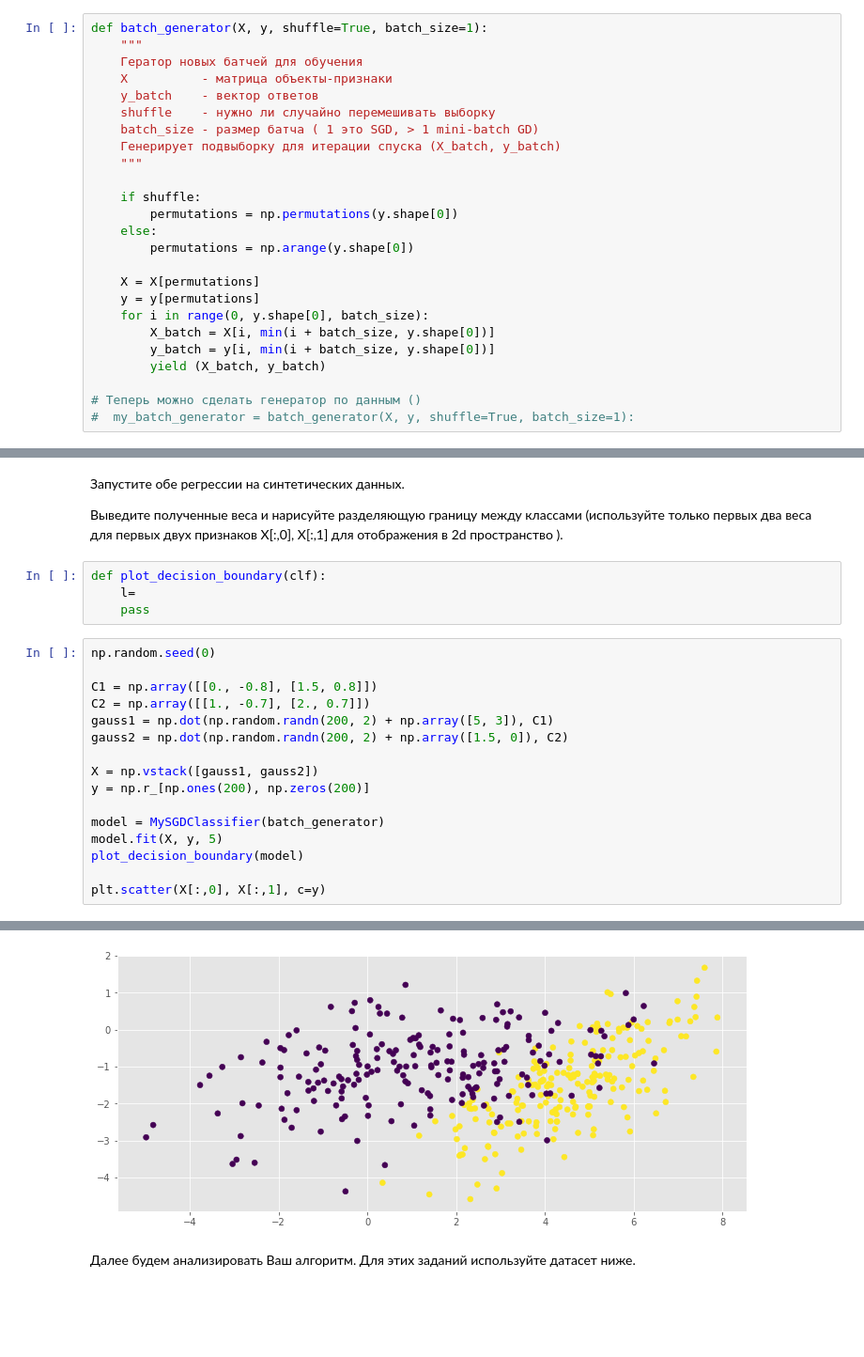
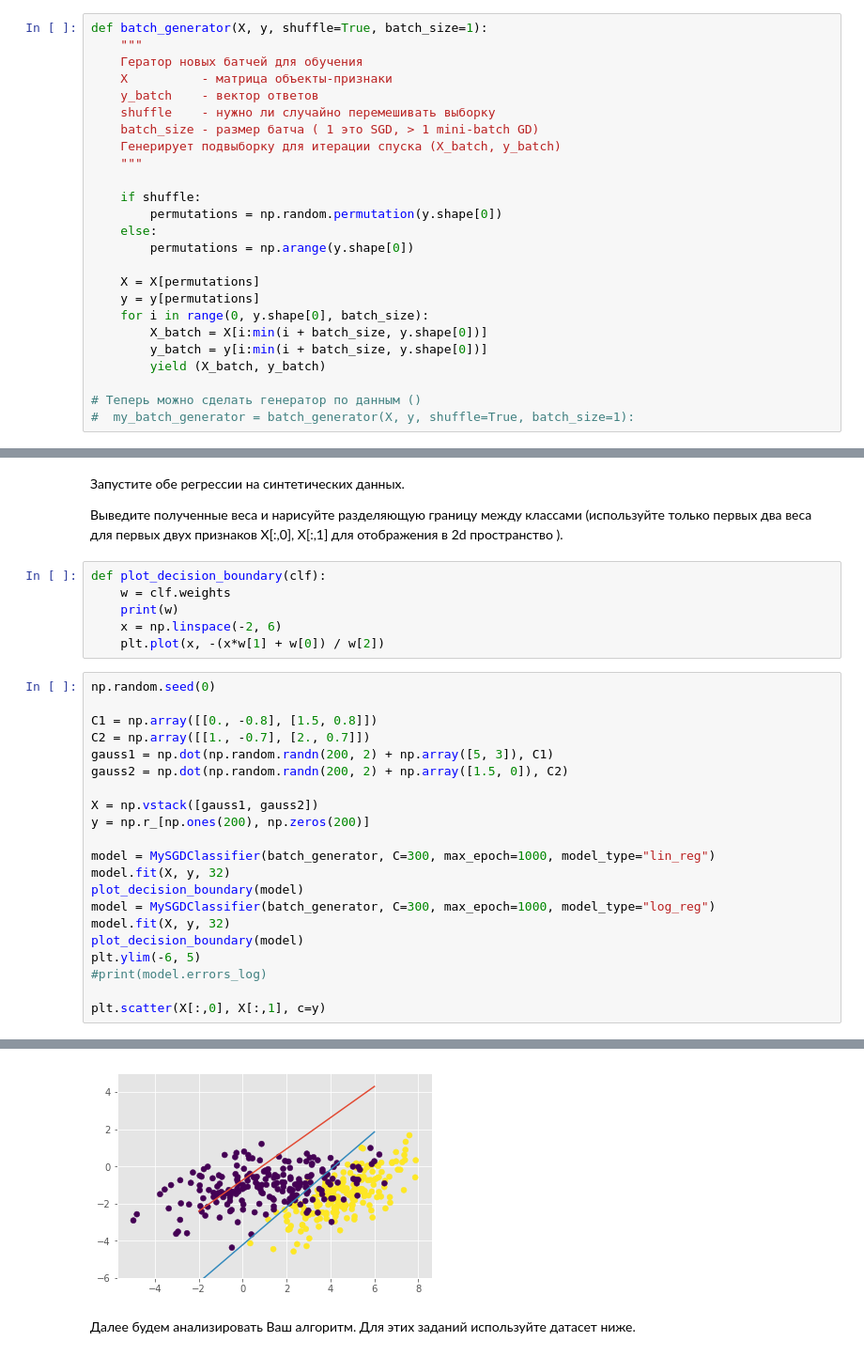
Before and after one commit to Sackdima/sphere_models, a Jupyter notebook: linear/malyugin_hw2.ipynb, the cells around one changed output, grey strips where cells are left out. Shown at 94% size. Saved outputs shown, nothing was run; the diff lists cells and outputs as text; blank space fills up the shorter version.

```diff
--- a/linear/malyugin_hw2.ipynb
+++ b/linear/malyugin_hw2.ipynb
@@ -228,15 +233,15 @@ def batch_generator(X, y, shuffle=True, batch_size=1):
     """
 
     if shuffle:
-        permutations = np.permutations(y.shape[0])
+        permutations = np.random.permutation(y.shape[0])
     else:
         permutations = np.arange(y.shape[0])
 
     X = X[permutations]
     y = y[permutations]
     for i in range(0, y.shape[0], batch_size):
-        X_batch = X[i, min(i + batch_size, y.shape[0])]
-        y_batch = y[i, min(i + batch_size, y.shape[0])]
+        X_batch = X[i:min(i + batch_size, y.shape[0])]
+        y_batch = y[i:min(i + batch_size, y.shape[0])]
         yield (X_batch, y_batch)
 
 # Теперь можно сделать генератор по данным ()
@@ -352,10 +362,12 @@ class MySGDClassifier(BaseEstimator, ClassifierMixin):
 
 
 Выведите полученные веса и нарисуйте разделяющую границу между классами (используйте только первых два веса для первых двух признаков X[:,0], X[:,1] для отображения в 2d пространство ).
-# %%
-def plot_decision_boundary(clf):
-    l=
-    pass
+# %%
+def plot_decision_boundary(clf):
+    w = clf.weights
+    print(w)
+    x = np.linspace(-2, 6)
+    plt.plot(x, -(x*w[1] + w[0]) / w[2])
 # %%
 np.random.seed(0)
 
@@ -367,9 +379,14 @@ gauss2 = np.dot(np.random.randn(200, 2) + np.array([1.5, 0]), C2)
 X = np.vstack([gauss1, gauss2])
 y = np.r_[np.ones(200), np.zeros(200)]
 
-model = MySGDClassifier(batch_generator)
-model.fit(X, y, 5)
+model = MySGDClassifier(batch_generator, C=300, max_epoch=1000, model_type="lin_reg")
+model.fit(X, y, 32)
 plot_decision_boundary(model)
+model = MySGDClassifier(batch_generator, C=300, max_epoch=1000, model_type="log_reg")
+model.fit(X, y, 32)
+plot_decision_boundary(model)
+plt.ylim(-6, 5)
+#print(model.errors_log)
 
 plt.scatter(X[:,0], X[:,1], c=y)
 # %% [output]
@@ -377,4 +396,4 @@ plt.scatter(X[:,0], X[:,1], c=y)
-[figure, old version]
+[figure, new version]
 # %% [markdown]
 Далее будем анализировать Ваш алгоритм.
 Для этих заданий используйте датасет ниже.
```
Also changed, not shown: parts of 4 cells of this notebook.
